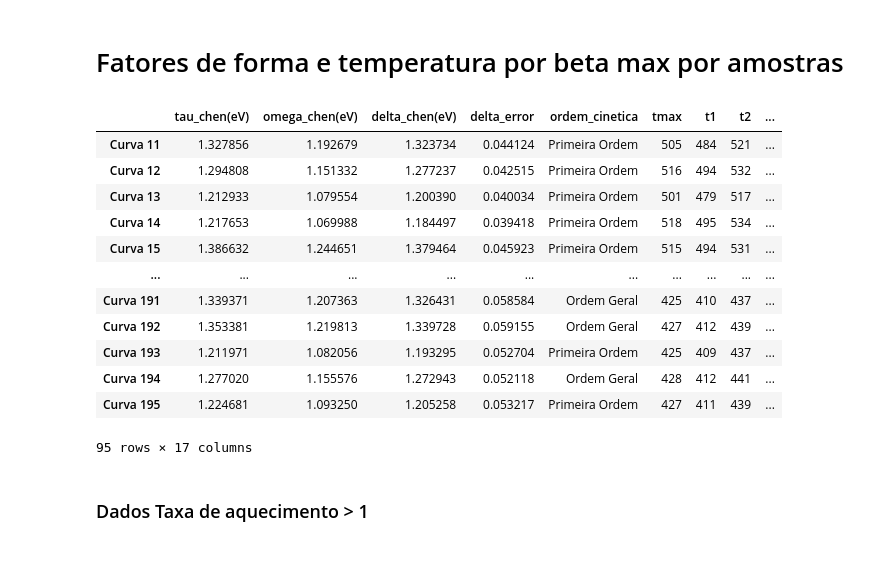
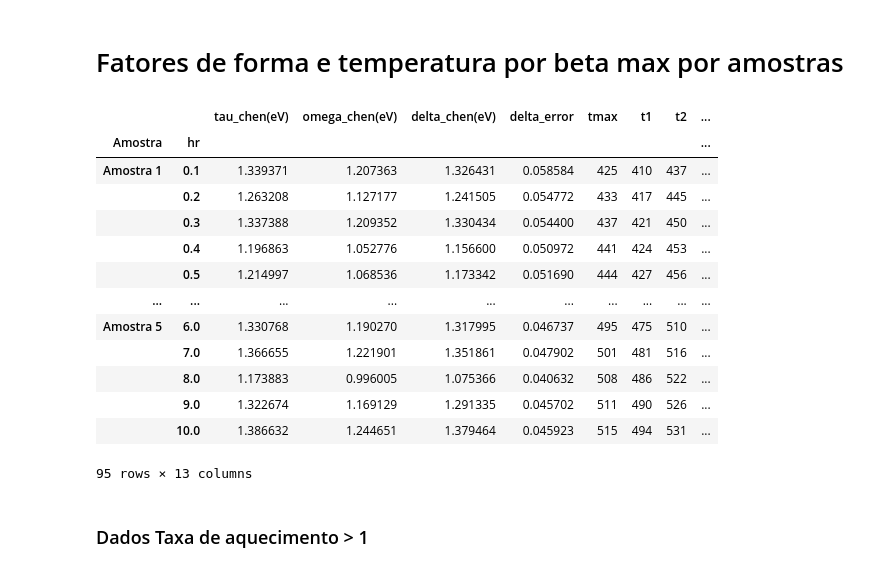
Before and after one commit to aluiztasil/Project-Lumia, a Jupyter notebook: Notebooks/Mestrado - Project Lumia.ipynb, the cells around one changed output. Saved outputs shown, nothing was run; the diff lists cells and outputs as text; code cells hidden in the pictures.

```diff
--- a/Notebooks/Mestrado - Project Lumia.ipynb
+++ b/Notebooks/Mestrado - Project Lumia.ipynb
@@ -1525,21 +1525,22 @@ shape_data['delta'] = shape_data['t2']-shape_data['tmax']
 # %%
 grupos_less_one = shape_data[['omega','tau','delta','tmax','hr','Amostra','tau_chen(eV)','omega_chen(eV)','delta_chen(eV)']]
 grupos_less_one = grupos_less_one[:][grupos_less_one.hr<1]
 grupo = shape_data.groupby(['Amostra','hr']).mean()
 
 grupos = grupo[['omega','tau','delta','tmax','tau_chen(eV)','omega_chen(eV)','delta_chen(eV)']]
-shape_data
+grupo
 # %% [output]
-|  | tau_chen(eV) | omega_chen(eV) | delta_chen(eV) | delta_error | ordem_cinetica | tmax | t1 | t2 | ... |
-| Curva 11 | 1.327856 | 1.192679 | 1.323734 | 0.044124 | Primeira Ordem | 505 | 484 | 521 | ... |
-| Curva 12 | 1.294808 | 1.151332 | 1.277237 | 0.042515 | Primeira Ordem | 516 | 494 | 532 | ... |
-| Curva 13 | 1.212933 | 1.079554 | 1.200390 | 0.040034 | Primeira Ordem | 501 | 479 | 517 | ... |
-| Curva 14 | 1.217653 | 1.069988 | 1.184497 | 0.039418 | Primeira Ordem | 518 | 495 | 534 | ... |
-| Curva 15 | 1.386632 | 1.244651 | 1.379464 | 0.045923 | Primeira Ordem | 515 | 494 | 531 | ... |
+|  |  | tau_chen(eV) | omega_chen(eV) | delta_chen(eV) | delta_error | tmax | t1 | t2 | ... |
+| Amostra | hr |  |  |  |  |  |  |  | ... |
+| Amostra 1 | 0.1 | 1.339371 | 1.207363 | 1.326431 | 0.058584 | 425 | 410 | 437 | ... |
+|  | 0.2 | 1.263208 | 1.127177 | 1.241505 | 0.054772 | 433 | 417 | 445 | ... |
+|  | 0.3 | 1.337388 | 1.209352 | 1.330434 | 0.054400 | 437 | 421 | 450 | ... |
+|  | 0.4 | 1.196863 | 1.052776 | 1.156600 | 0.050972 | 441 | 424 | 453 | ... |
+|  | 0.5 | 1.214997 | 1.068536 | 1.173342 | 0.051690 | 444 | 427 | 456 | ... |
 | ... | ... | ... | ... | ... | ... | ... | ... | ... | ... |
-| Curva 191 | 1.339371 | 1.207363 | 1.326431 | 0.058584 | Ordem Geral | 425 | 410 | 437 | ... |
-| Curva 192 | 1.353381 | 1.219813 | 1.339728 | 0.059155 | Ordem Geral | 427 | 412 | 439 | ... |
-| Curva 193 | 1.211971 | 1.082056 | 1.193295 | 0.052704 | Primeira Ordem | 425 | 409 | 437 | ... |
-| Curva 194 | 1.277020 | 1.155576 | 1.272943 | 0.052118 | Ordem Geral | 428 | 412 | 441 | ... |
-| Curva 195 | 1.224681 | 1.093250 | 1.205258 | 0.053217 | Primeira Ordem | 427 | 411 | 439 | ... |
+| Amostra 5 | 6.0 | 1.330768 | 1.190270 | 1.317995 | 0.046737 | 495 | 475 | 510 | ... |
+|  | 7.0 | 1.366655 | 1.221901 | 1.351861 | 0.047902 | 501 | 481 | 516 | ... |
+|  | 8.0 | 1.173883 | 0.996005 | 1.075366 | 0.040632 | 508 | 486 | 522 | ... |
+|  | 9.0 | 1.322674 | 1.169129 | 1.291335 | 0.045702 | 511 | 490 | 526 | ... |
+|  | 10.0 | 1.386632 | 1.244651 | 1.379464 | 0.045923 | 515 | 494 | 531 | ... |
-95 rows × 17 columns
+95 rows × 13 columns
```
Also changed, not shown: parts of 10 cells of this notebook.
